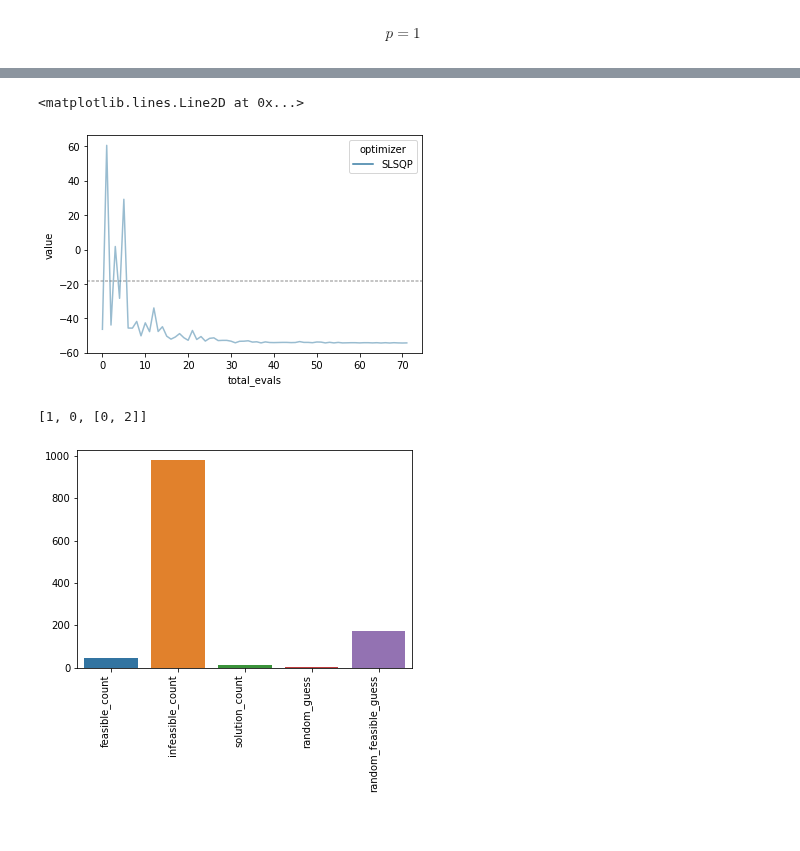
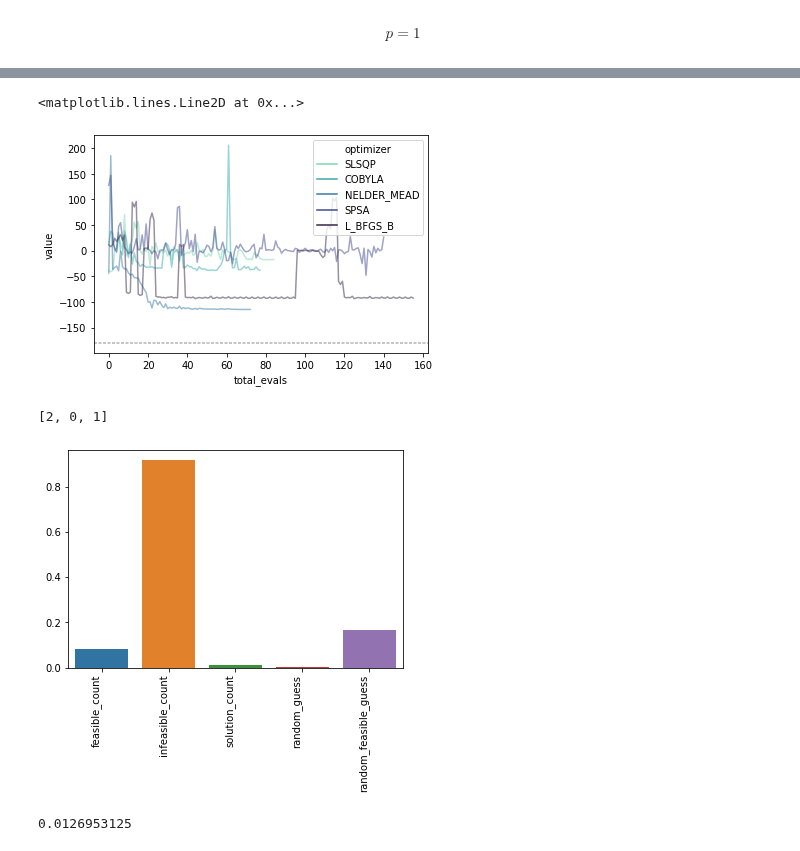
Before and after one commit to vivekkatial/HAQC, a Jupyter notebook: notebooks/06-allocating-budgets-to-tsp-optimisation.ipynb, the cells around one changed output, grey strips where cells are left out. Drawn from its saved outputs; the diff is of its cells as text; code cells hidden in the pictures.

```diff
--- a/notebooks/06-allocating-budgets-to-tsp-optimisation.ipynb
+++ b/notebooks/06-allocating-budgets-to-tsp-optimisation.ipynb
@@ -273,11 +273,11 @@ Parameters we can tune include:
 # %%
 budget=70
 optimizers = [
-#     SLSQP(maxiter=budget, disp=True, eps=0.001),
-#     COBYLA(maxiter=budget, disp=True, rhobeg=0.1),
+    SLSQP(maxiter=budget, disp=True, eps=0.001),
+    COBYLA(maxiter=budget, disp=True, rhobeg=0.1),
     NELDER_MEAD(maxfev=budget,disp=True,adaptive=True),
-#     SPSA(maxiter=budget,learning_rate=0.01,perturbation=0.01),
-#     L_BFGS_B(maxfun=budget,factr=10, epsilon=0.001,iprint=100)
+    SPSA(maxiter=budget,learning_rate=0.01,perturbation=0.01),
+    L_BFGS_B(maxfun=budget,factr=10, epsilon=0.001,iprint=100)
 ]
 converge_cnts = np.empty([len(optimizers)], dtype=object)
 converge_vals = np.empty([len(optimizers)], dtype=object)
@@ -373,20 +412,20 @@ plt.show()
 # %%
-palette = sns.color_palette("mako_r", 1)
+palette = sns.color_palette("mako_r", 5)
 sns.lineplot(
     data=d_results, x="total_evals", y="value",
     hue="optimizer",
     palette=palette,
     alpha=0.5
 )
-plt.axhline(y=-18.6, color=".7", dashes=(2, 1), zorder=0)
+plt.axhline(y=-180.17, color=".7", dashes=(2, 1), zorder=0)
 # %% [output]
 <matplotlib.lines.Line2D at 0x...>
-[figure, old version]
+[figure, new version]
 # %%
 x = sample_most_likely(result.eigenstate)
 tsp.get_tsp_solution(x)
 # %% [output]
-[1, 0, [0, 2]]
+[2, 0, 1]
 # %%
 plt.clf()
 feasible_count = 0
@@ -418,11 +457,16 @@ feasibility_results["random_guess"]=(feasible_count+infeasible_count)/2**num_qub
 feasibility_results["random_feasible_guess"]=(feasible_count+infeasible_count)/num_feasible
 keys = list(feasibility_results.keys())
 # # get values in the same order as keys, and parse percentage values
-vals = [feasibility_results[k] for k in keys]
+vals = [feasibility_results[k]/1024 for k in keys]
 feasible_plot = sns.barplot(x=keys, y=vals)
 feasible_plot.set_xticklabels(feasible_plot.get_xticklabels(),
                           rotation=90,
                           horizontalalignment='right')
 plt.show()
 # %% [output]
-[figure, old version]
+[figure, new version]
+# %%
+result.eigenstate['010001100']
+13/1024
+# %% [output]
+0.0126953125
```
Also changed, not shown: parts of 3 cells of this notebook, 2 other files.
